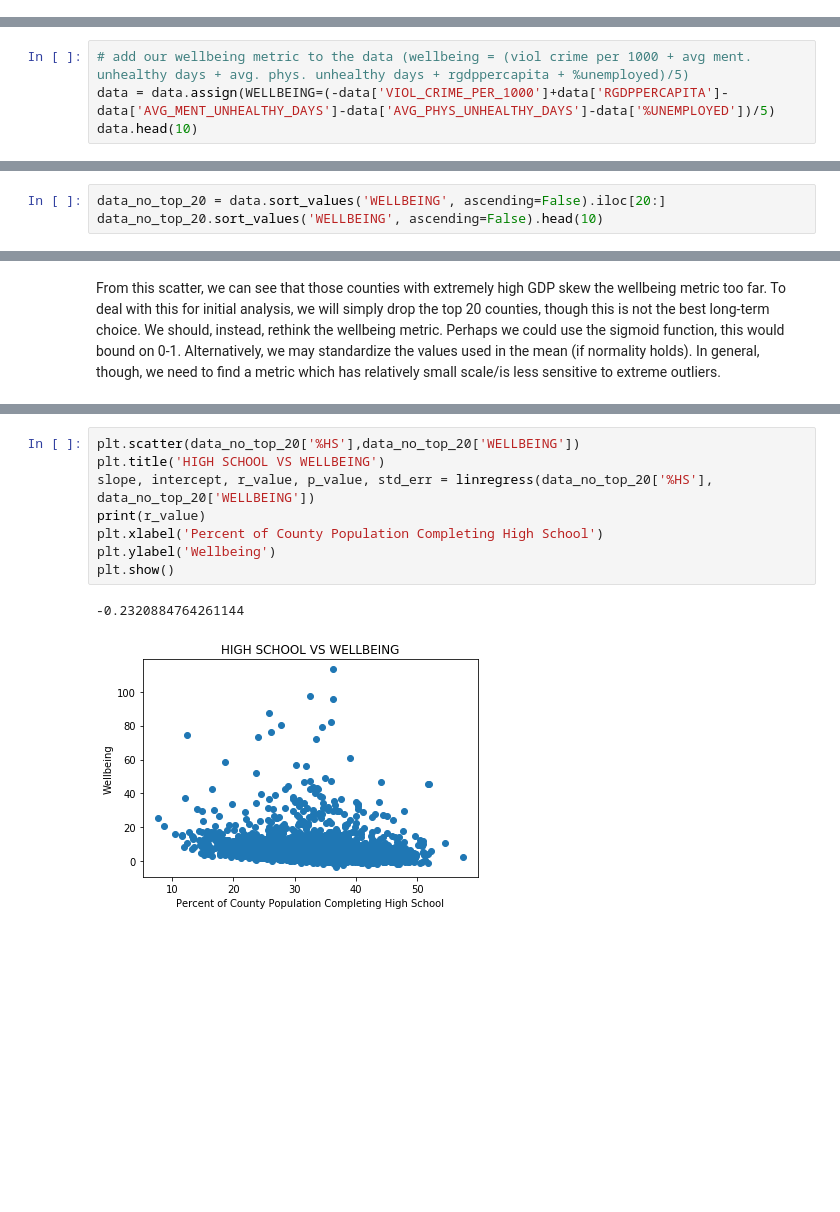
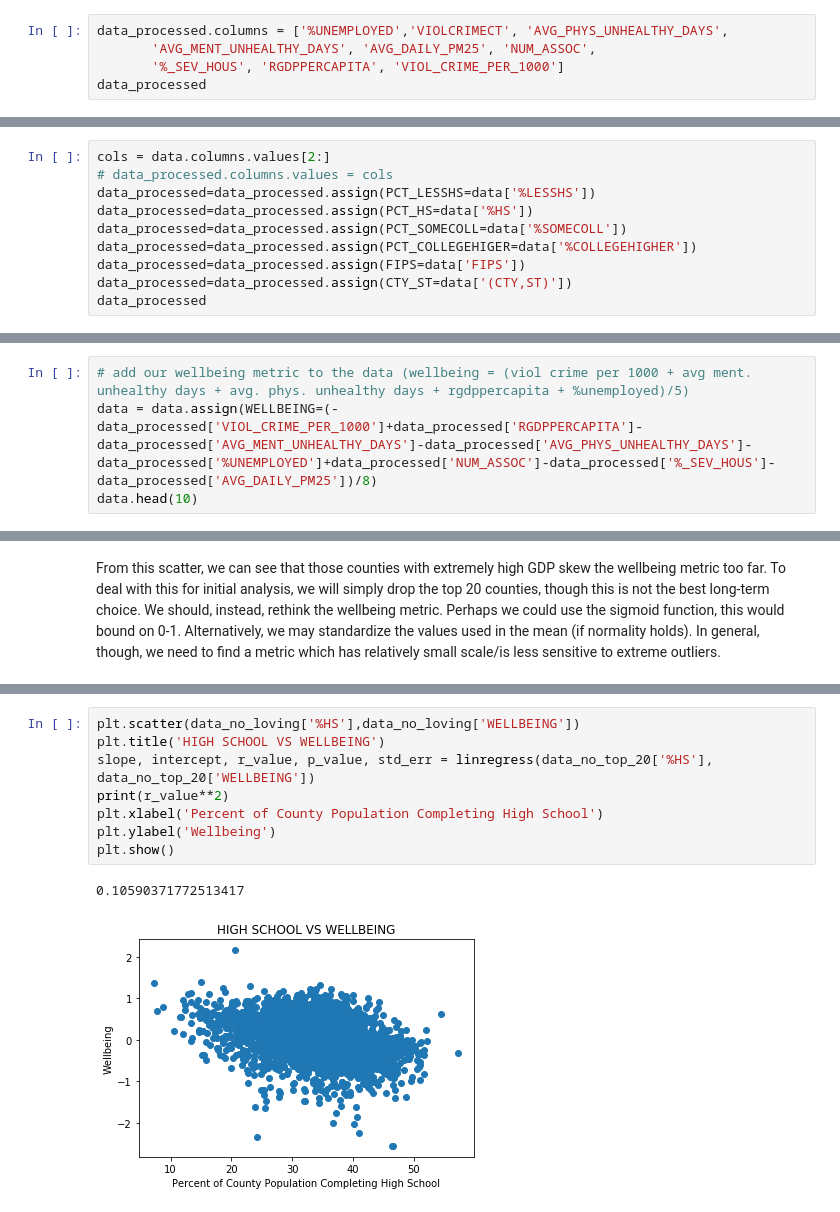
Before and after one commit to tyrant5678/ethicalAnalyticsF2021, a Jupyter notebook: analysis.ipynb, the cells around one changed output, grey strips where cells are left out. Saved outputs shown, nothing was run; the diff lists cells and outputs as text; blank space fills up the shorter version.

```diff
--- a/analysis.ipynb
+++ b/analysis.ipynb
@@ -92,0 +139,5 @@ AttributeError: can't set attribute
+# %%
+data_processed.columns = ['%UNEMPLOYED','VIOLCRIMECT', 'AVG_PHYS_UNHEALTHY_DAYS',
+       'AVG_MENT_UNHEALTHY_DAYS', 'AVG_DAILY_PM25', 'NUM_ASSOC',
+       '%_SEV_HOUS', 'RGDPPERCAPITA', 'VIOL_CRIME_PER_1000']
+data_processed
@@ -92,0 +158,10 @@ AttributeError: can't set attribute
+# %%
+cols = data.columns.values[2:]
+# data_processed.columns.values = cols
+data_processed=data_processed.assign(PCT_LESSHS=data['%LESSHS'])
+data_processed=data_processed.assign(PCT_HS=data['%HS'])
+data_processed=data_processed.assign(PCT_SOMECOLL=data['%SOMECOLL'])
+data_processed=data_processed.assign(PCT_COLLEGEHIGER=data['%COLLEGEHIGHER'])
+data_processed=data_processed.assign(FIPS=data['FIPS'])
+data_processed=data_processed.assign(CTY_ST=data['(CTY,ST)'])
+data_processed
@@ -93,5 +182,5 @@ AttributeError: can't set attribute
 # %%
 # add our wellbeing metric to the data (wellbeing = (viol crime per 1000 + avg ment. unhealthy days + avg. phys. unhealthy days + rgdppercapita + %unemployed)/5)
-data = data.assign(WELLBEING=(-data['VIOL_CRIME_PER_1000']+data['RGDPPERCAPITA']-data['AVG_MENT_UNHEALTHY_DAYS']-data['AVG_PHYS_UNHEALTHY_DAYS']-data['%UNEMPLOYED'])/5)
+data = data.assign(WELLBEING=(-data_processed['VIOL_CRIME_PER_1000']+data_processed['RGDPPERCAPITA']-data_processed['AVG_MENT_UNHEALTHY_DAYS']-data_processed['AVG_PHYS_UNHEALTHY_DAYS']-data_processed['%UNEMPLOYED']+data_processed['NUM_ASSOC']-data_processed['%_SEV_HOUS']-data_processed['AVG_DAILY_PM25'])/8)
 data.head(10)
 # %% [output]
@@ -157,3 +245,0 @@ data_no_loving.sort_values('WELLBEING', ascending=False)
-# %%
-data_no_top_20 = data.sort_values('WELLBEING', ascending=False).iloc[20:]
-data_no_top_20.sort_values('WELLBEING', ascending=False).head(10)
@@ -197,12 +275,12 @@ plt.show()
 # %%
-plt.scatter(data_no_top_20['%HS'],data_no_top_20['WELLBEING'])
+plt.scatter(data_no_loving['%HS'],data_no_loving['WELLBEING'])
 plt.title('HIGH SCHOOL VS WELLBEING')
 slope, intercept, r_value, p_value, std_err = linregress(data_no_top_20['%HS'], data_no_top_20['WELLBEING'])
-print(r_value)
+print(r_value**2)
 plt.xlabel('Percent of County Population Completing High School')
 plt.ylabel('Wellbeing')
 plt.show()
 # %% [output]
--0.2320884764261144
+0.10590371772513417
-[figure, old version]
+[figure, new version]
 # %%
```
Also changed, not shown: parts of 48 cells of this notebook.
